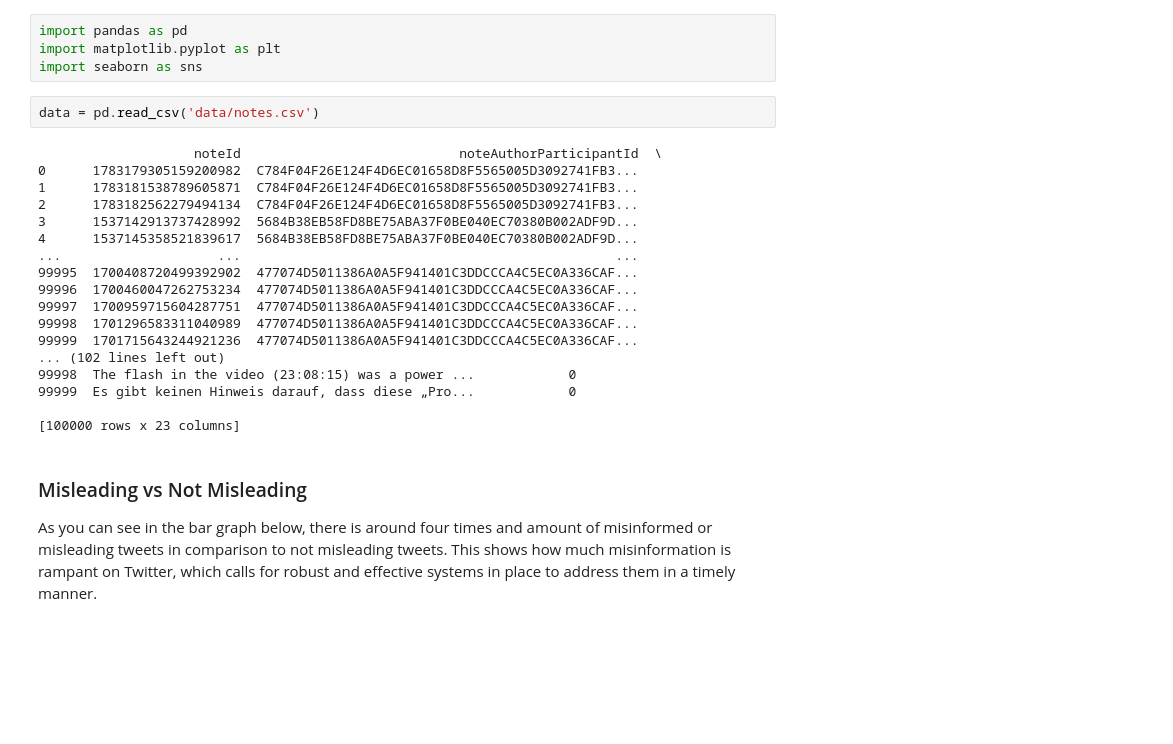
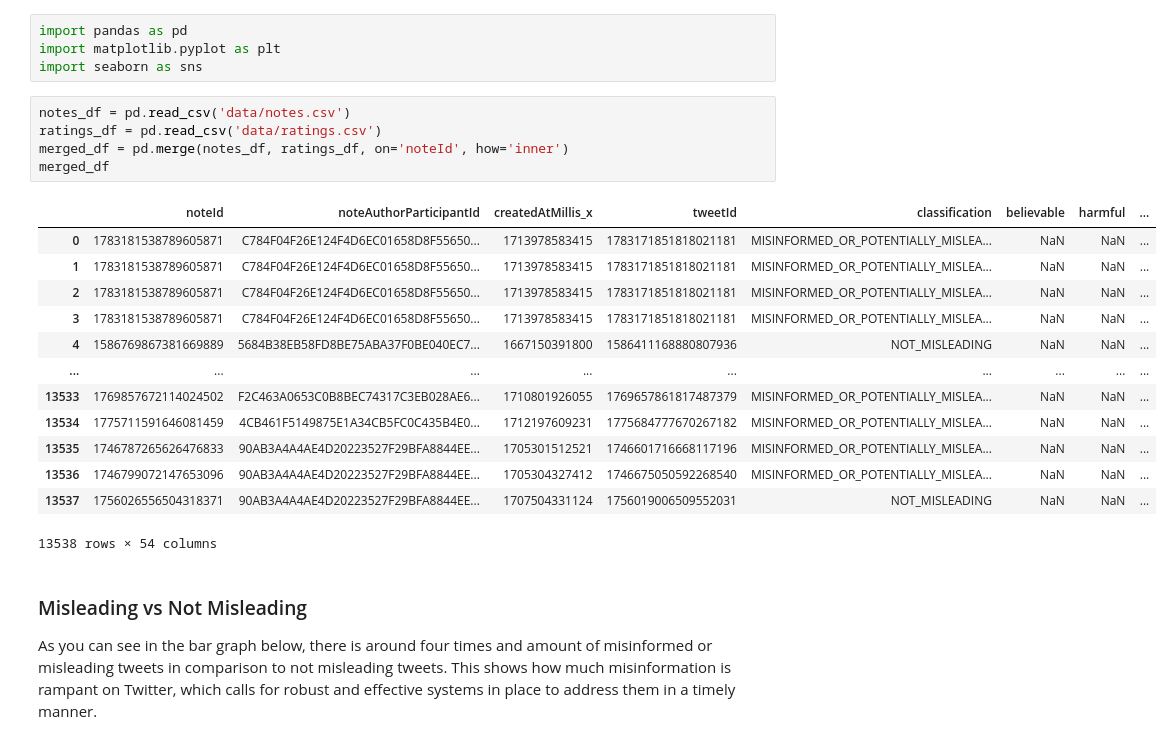
Before and after one commit to daphnehe/info498, a Jupyter notebook: Info 498 Practicum.ipynb, the cells around one changed output. Cells and saved outputs as stored; diff of their text form; blank space fills up the shorter version.

Commit message:
merged datasets

```diff
--- a/Info 498 Practicum.ipynb
+++ b/Info 498 Practicum.ipynb
@@ -36,25 +36,24 @@ import pandas as pd
 import matplotlib.pyplot as plt
 import seaborn as sns
 # %%
-data = pd.read_csv('data/notes.csv')
+notes_df = pd.read_csv('data/notes.csv')
+ratings_df = pd.read_csv('data/ratings.csv')
+merged_df = pd.merge(notes_df, ratings_df, on='noteId', how='inner')
+merged_df
 # %% [output]
+|  | noteId | noteAuthorParticipantId | createdAtMillis_x | tweetId | classification | believable | harmful | ... |
+| 0 | 1783181538789605871 | C784F04F26E124F4D6EC01658D8F55650... | 1713978583415 | 1783171851818021181 | MISINFORMED_OR_POTENTIALLY_MISLEA... | NaN | NaN | ... |
+| 1 | 1783181538789605871 | C784F04F26E124F4D6EC01658D8F55650... | 1713978583415 | 1783171851818021181 | MISINFORMED_OR_POTENTIALLY_MISLEA... | NaN | NaN | ... |
+| 2 | 1783181538789605871 | C784F04F26E124F4D6EC01658D8F55650... | 1713978583415 | 1783171851818021181 | MISINFORMED_OR_POTENTIALLY_MISLEA... | NaN | NaN | ... |
+| 3 | 1783181538789605871 | C784F04F26E124F4D6EC01658D8F55650... | 1713978583415 | 1783171851818021181 | MISINFORMED_OR_POTENTIALLY_MISLEA... | NaN | NaN | ... |
+| 4 | 1586769867381669889 | 5684B38EB58FD8BE75ABA37F0BE040EC7... | 1667150391800 | 1586411168880807936 | NOT_MISLEADING | NaN | NaN | ... |
+| ... | ... | ... | ... | ... | ... | ... | ... | ... |
+| 13533 | 1769857672114024502 | F2C463A0653C0B8BEC74317C3EB028AE6... | 1710801926055 | 1769657861817487379 | MISINFORMED_OR_POTENTIALLY_MISLEA... | NaN | NaN | ... |
+| 13534 | 1775711591646081459 | 4CB461F5149875E1A34CB5FC0C435B4E0... | 1712197609231 | 1775684777670267182 | MISINFORMED_OR_POTENTIALLY_MISLEA... | NaN | NaN | ... |
+| 13535 | 1746787265626476833 | 90AB3A4A4AE4D20223527F29BFA8844EE... | 1705301512521 | 1746601716668117196 | MISINFORMED_OR_POTENTIALLY_MISLEA... | NaN | NaN | ... |
+| 13536 | 1746799072147653096 | 90AB3A4A4AE4D20223527F29BFA8844EE... | 1705304327412 | 1746675050592268540 | MISINFORMED_OR_POTENTIALLY_MISLEA... | NaN | NaN | ... |
+| 13537 | 1756026556504318371 | 90AB3A4A4AE4D20223527F29BFA8844EE... | 1707504331124 | 1756019006509552031 | NOT_MISLEADING | NaN | NaN | ... |
-                    noteId                            noteAuthorParticipantId  \
-0      1783179305159200982  C784F04F26E124F4D6EC01658D8F5565005D3092741FB3...
-1      1783181538789605871  C784F04F26E124F4D6EC01658D8F5565005D3092741FB3...
-2      1783182562279494134  C784F04F26E124F4D6EC01658D8F5565005D3092741FB3...
-3      1537142913737428992  5684B38EB58FD8BE75ABA37F0BE040EC70380B002ADF9D...
-4      1537145358521839617  5684B38EB58FD8BE75ABA37F0BE040EC70380B002ADF9D...
-...                    ...                                                ...
-99995  1700408720499392902  477074D5011386A0A5F941401C3DDCCCA4C5EC0A336CAF...
-99996  1700460047262753234  477074D5011386A0A5F941401C3DDCCCA4C5EC0A336CAF...
-99997  1700959715604287751  477074D5011386A0A5F941401C3DDCCCA4C5EC0A336CAF...
-99998  1701296583311040989  477074D5011386A0A5F941401C3DDCCCA4C5EC0A336CAF...
-99999  1701715643244921236  477074D5011386A0A5F941401C3DDCCCA4C5EC0A336CAF...
-... (102 lines left out)
-99998  The flash in the video (23:08:15) was a power ...            0
-99999  Es gibt keinen Hinweis darauf, dass diese „Pro...            0
-
-[100000 rows x 23 columns]
+13538 rows × 54 columns
 # %% [markdown]
 ### Misleading vs Not Misleading
 As you can see in the bar graph below, there is around four times and amount of misinformed or misleading tweets in comparison to not misleading tweets. This shows how much misinformation is rampant on Twitter, which calls for robust and effective systems in place to address them in a timely manner.
```
